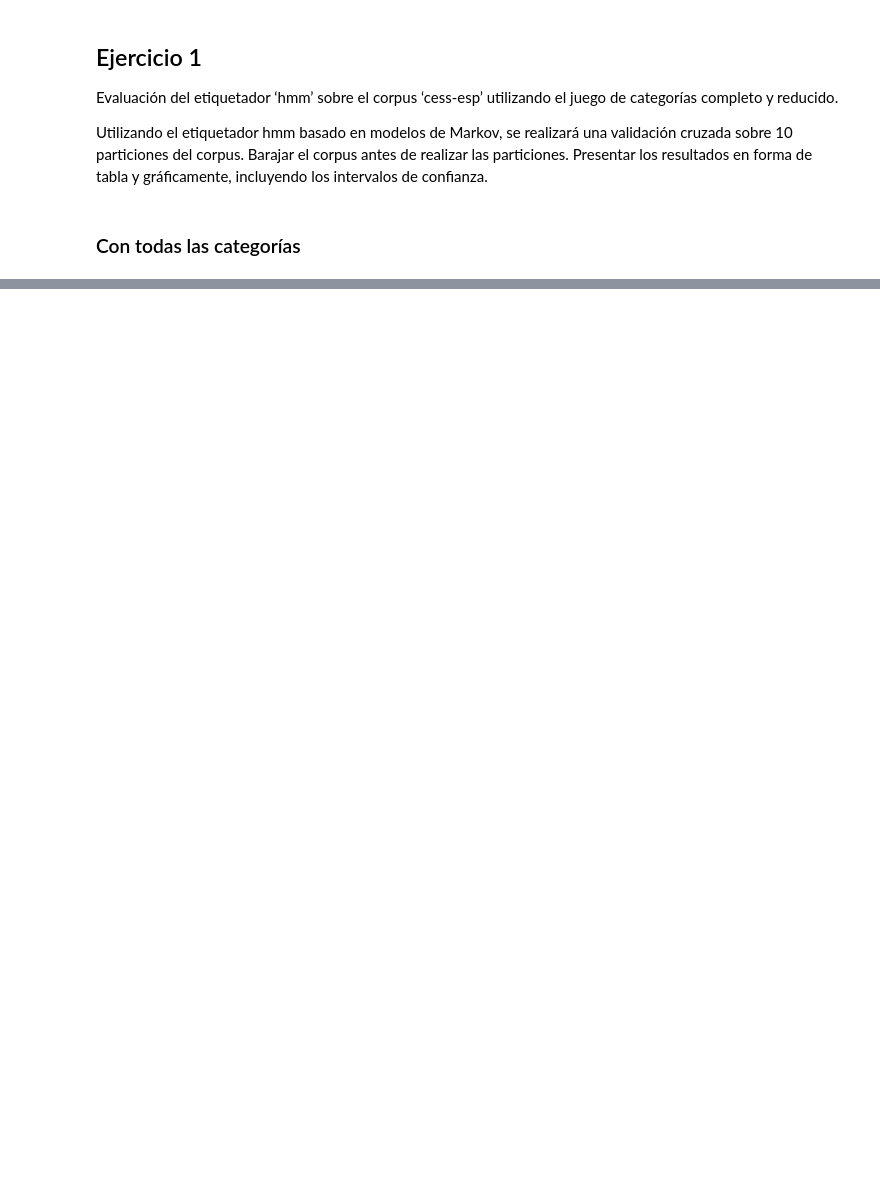
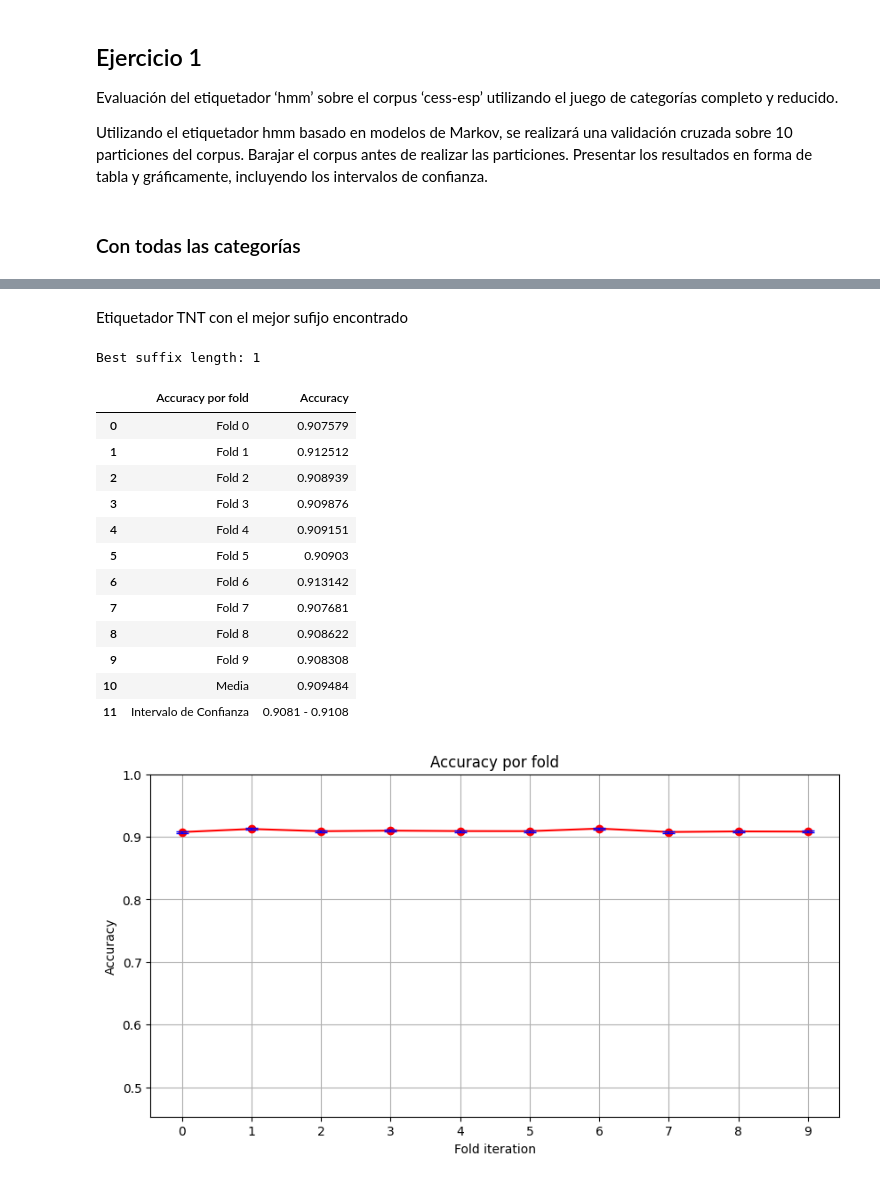
Before and after one commit to jaume2000/Treball_LC, a Jupyter notebook: trabajo_lc.ipynb, the cells around one changed output, grey strips where cells are left out. Saved outputs shown, nothing was run; the diff lists cells and outputs as text; code cells hidden in the pictures; blank space fills up the shorter version.

```diff
--- a/trabajo_lc.ipynb
+++ b/trabajo_lc.ipynb
@@ -183,0 +266,29 @@ ejercicio3(cess_sents)
+# %%
+def cross_validate_tnt(sentences, num_partitions, affix_length=None):
+    partition_size = len(sentences) // num_partitions
+    partitions = [sentences[i * partition_size: (i + 1) * partition_size] for i in range(num_partitions)]
+
+    accuracies = []
+    for i in range(num_partitions):
+        test_data = partitions[i]
+        train_data = [sentence for part_idx, partitions in enumerate(partitions) if part_idx != i for sentence in partitions]
+
+        if affix_length is not None:
+            affix_tagger = AffixTagger(train_data, affix_length=affix_length)
+            tnt_tagger = tnt.TnT(unk=affix_tagger, Trained=True)
+        else:
+            tnt_tagger = tnt.TnT()
+
+        tnt_tagger.train(train_data)
+        accuracy = tnt_tagger.accuracy(test_data)
+        accuracies.append(accuracy)
+        print(f"Accuracy for {affix_length} affix length: {accuracy} for partition {i}")
+
+    mean_acc = np.mean(accuracies)
+    conf_int = t.interval(0.95, len(accuracies) - 1, loc=mean_acc, scale=stats.sem(accuracies))
+
+    print(f"Mean accuracy for {affix_length} affix length: ", mean_acc)
+    print(f"Confidence interval for {affix_length} affix length: ", conf_int)
+    print("")
+
+    return accuracies
@@ -183,0 +297,6 @@ ejercicio3(cess_sents)
+# %%
+suffix_lengths = range(1, 10)
+
+suffix_accuracies = []
+for suffix_length in suffix_lengths:
+    suffix_accuracies.append(cross_validate_tnt(cess_sents, 10, suffix_length))
@@ -183,0 +321,25 @@ ejercicio3(cess_sents)
+# %% [markdown]
+Etiquetador TNT con el mejor sufijo encontrado
+# %%
+best_sufix_length = suffix_accuracies.index(max(suffix_accuracies))
+print(f"Best suffix length: {best_sufix_length}")
+
+best_accuraces = suffix_accuracies[best_sufix_length]
+show_accuracy_table(best_accuraces, "Accuracy por fold", ["Fold " + str(i) for i in range(10)])
+show_accuracy_graph(best_accuraces, "Accuracy por fold", list(range(10)), "Fold iteration")
+# %% [output]
+Best suffix length: 1
+|  | Accuracy por fold | Accuracy |
+| 0 | Fold 0 | 0.907579 |
+| 1 | Fold 1 | 0.912512 |
+| 2 | Fold 2 | 0.908939 |
+| 3 | Fold 3 | 0.909876 |
+| 4 | Fold 4 | 0.909151 |
+| 5 | Fold 5 | 0.90903 |
+| 6 | Fold 6 | 0.913142 |
+| 7 | Fold 7 | 0.907681 |
+| 8 | Fold 8 | 0.908622 |
+| 9 | Fold 9 | 0.908308 |
+| 10 | Media | 0.909484 |
+| 11 | Intervalo de Confianza | 0.9081 - 0.9108 |
+[figure, added]
```
Also changed, not shown: parts of 45 cells of this notebook.
